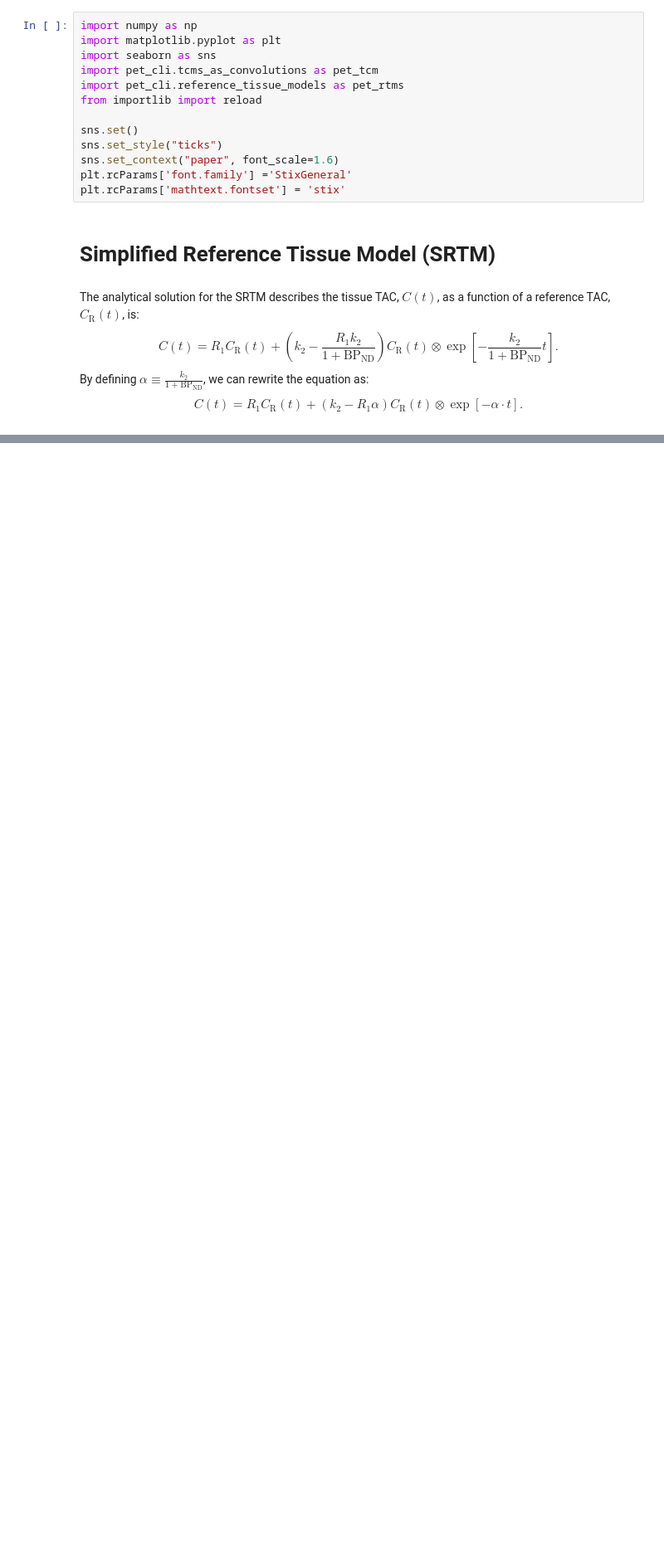
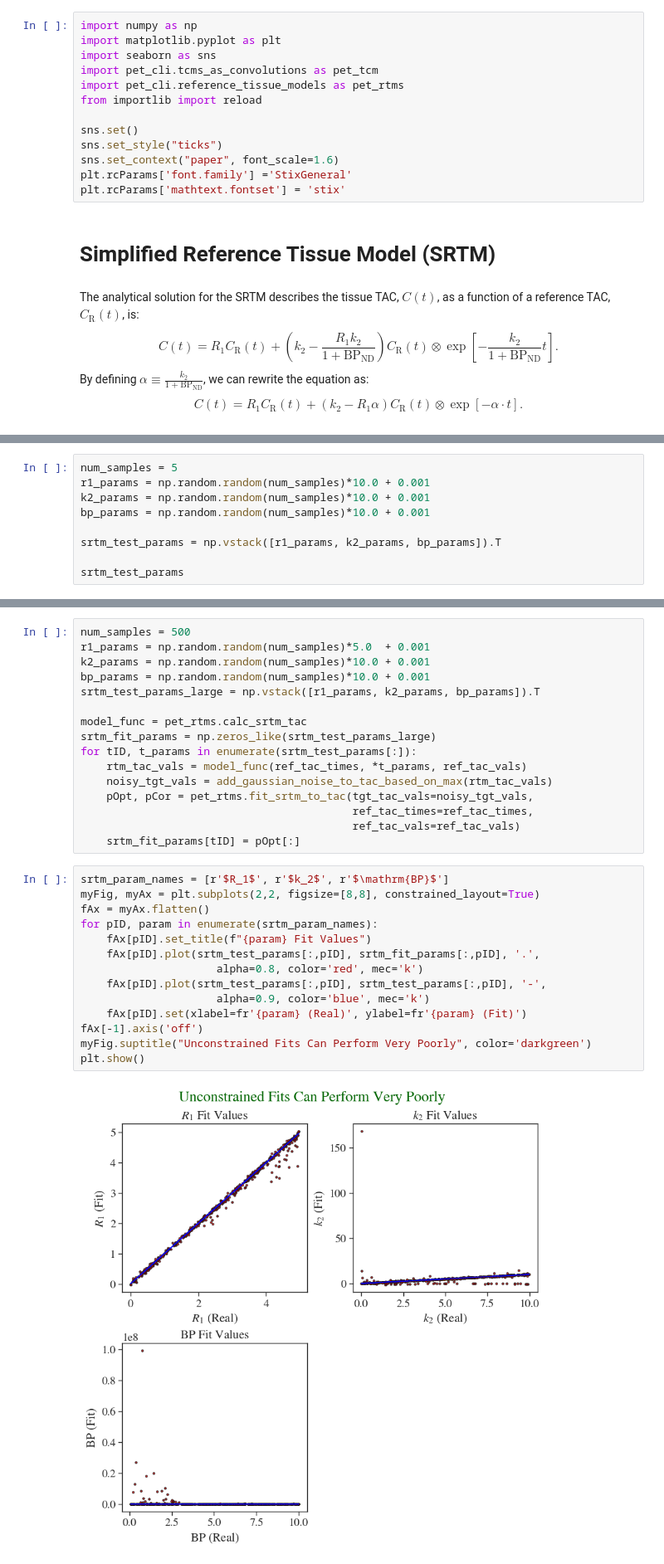
Before and after one commit to noahg-neuroimage/PETProcessing-fork2, a Jupyter notebook: test_notebooks/testing_RTMs/01_testing_RTMs.ipynb, the cells around one changed output, grey strips where cells are left out. Shown at 83% size. Saved outputs shown, nothing was run; the diff lists cells and outputs as text; blank space fills up the shorter version.

```diff
--- a/test_notebooks/testing_RTMs/01_testing_RTMs.ipynb
+++ b/test_notebooks/testing_RTMs/01_testing_RTMs.ipynb
@@ -57,0 +77,9 @@ plt.show()
+# %%
+num_samples = 5
+r1_params = np.random.random(num_samples)*10.0 + 0.001
+k2_params = np.random.random(num_samples)*10.0 + 0.001
+bp_params = np.random.random(num_samples)*10.0 + 0.001
+
+srtm_test_params = np.vstack([r1_params, k2_params, bp_params]).T
+
+srtm_test_params
@@ -57,0 +177,32 @@ plt.show()
+# %%
+num_samples = 500
+r1_params = np.random.random(num_samples)*5.0  + 0.001
+k2_params = np.random.random(num_samples)*10.0 + 0.001
+bp_params = np.random.random(num_samples)*10.0 + 0.001
+srtm_test_params_large = np.vstack([r1_params, k2_params, bp_params]).T
+
+model_func = pet_rtms.calc_srtm_tac
+srtm_fit_params = np.zeros_like(srtm_test_params_large)
+for tID, t_params in enumerate(srtm_test_params[:]):
+    rtm_tac_vals = model_func(ref_tac_times, *t_params, ref_tac_vals)
+    noisy_tgt_vals = add_gaussian_noise_to_tac_based_on_max(rtm_tac_vals)
+    pOpt, pCor = pet_rtms.fit_srtm_to_tac(tgt_tac_vals=noisy_tgt_vals,
+                                          ref_tac_times=ref_tac_times,
+                                          ref_tac_vals=ref_tac_vals)
+    srtm_fit_params[tID] = pOpt[:]
+# %%
+srtm_param_names = [r'$R_1$', r'$k_2$', r'$\mathrm{BP}$']
+myFig, myAx = plt.subplots(2,2, figsize=[8,8], constrained_layout=True)
+fAx = myAx.flatten()
+for pID, param in enumerate(srtm_param_names):
+    fAx[pID].set_title(f"{param} Fit Values")
+    fAx[pID].plot(srtm_test_params[:,pID], srtm_fit_params[:,pID], '.',
+                     alpha=0.8, color='red', mec='k')
+    fAx[pID].plot(srtm_test_params[:,pID], srtm_test_params[:,pID], '-',
+                     alpha=0.9, color='blue', mec='k')
+    fAx[pID].set(xlabel=fr'{param} (Real)', ylabel=fr'{param} (Fit)')
+fAx[-1].axis('off')
+myFig.suptitle("Unconstrained Fits Can Perform Very Poorly", color='darkgreen')
+plt.show()
+# %% [output]
+[figure, added]
```
Also changed, not shown: parts of 18 cells of this notebook.
